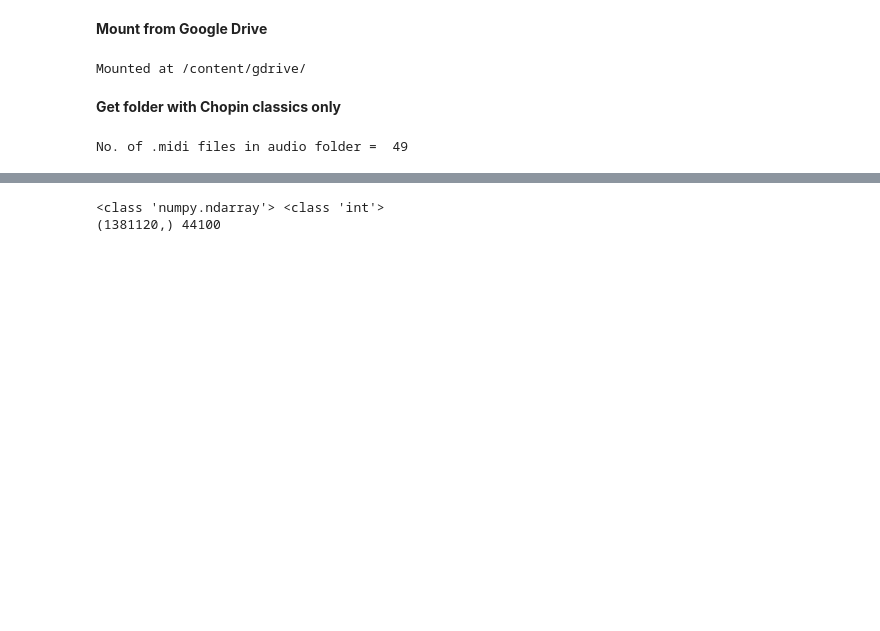
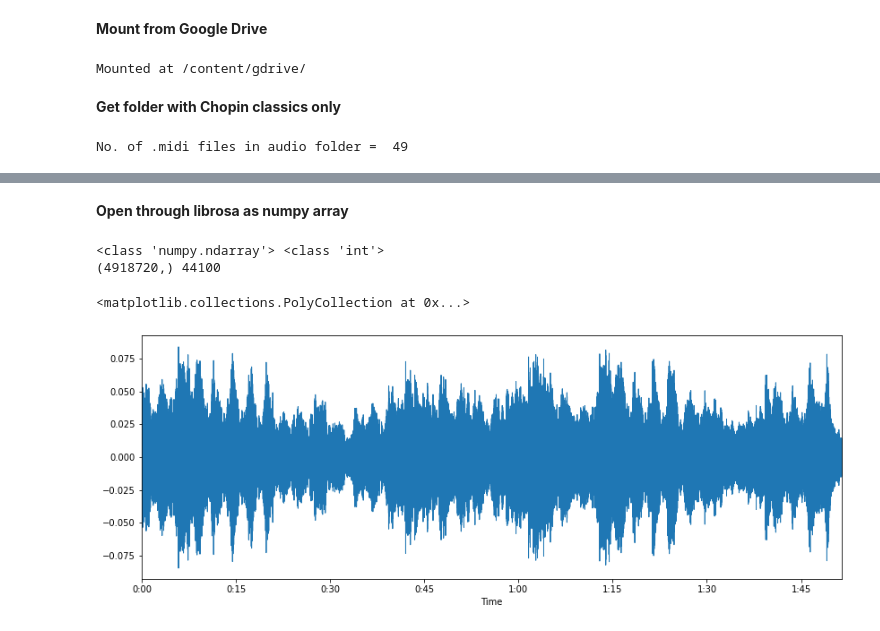
Before and after one commit to CSCCNY/final-project-recomposeclassics, a Jupyter notebook: Hannah_DataPreprocessing.ipynb, the cells around one changed output, grey strips where cells are left out. Drawn from its saved outputs; the diff is of its cells as text; code cells hidden in the pictures; blank space fills up the shorter version.

```diff
--- a/Hannah_DataPreprocessing.ipynb
+++ b/Hannah_DataPreprocessing.ipynb
@@ -80,11 +93,13 @@ for i in range(len(audio_clips)):
+# %% [markdown]
+**Open through librosa as numpy array**
 # %%
-audio_fpath = '/content/gdrive/My Drive/Classics_DNN/unzipped_classics/chopin_wav/'
+audio_fpath = '/content/gdrive/My Drive/Classics_DNN/unzipped_classics/chopin_wavs2/'
 audio_clips = os.listdir(audio_fpath)
 
-x, sr = librosa.load(audio_fpath+audio_clips[2], sr=44100)
+x, sr = librosa.load(audio_fpath+audio_clips[0], sr=44100)
 
 print(type(x), type(sr))
 print(x.shape, sr)
 # %% [output]
 <class 'numpy.ndarray'> <class 'int'>
-(1381120,) 44100
+(4918720,) 44100
@@ -90,0 +108,6 @@ print(x.shape, sr)
+# %%
+plt.figure(figsize=(14, 5))
+librosa.display.waveplot(x, sr=sr)
+# %% [output]
+<matplotlib.collections.PolyCollection at 0x...>
+[figure, added]
```
Also changed, not shown: parts of 12 cells of this notebook.
